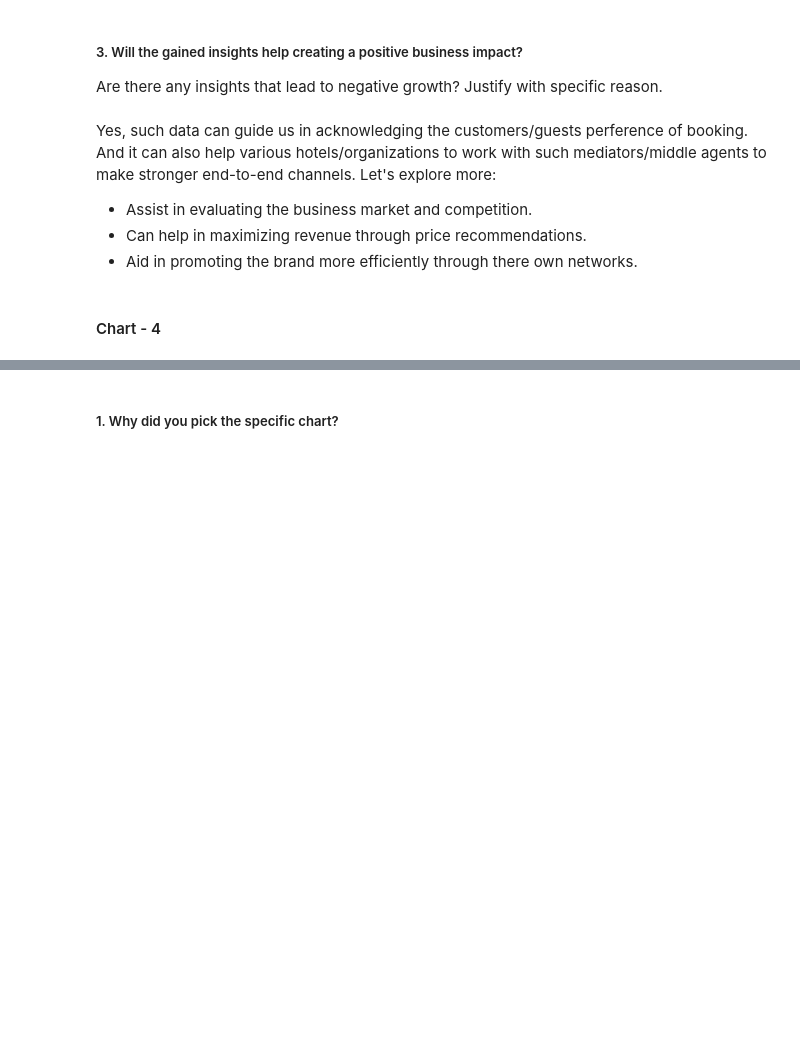
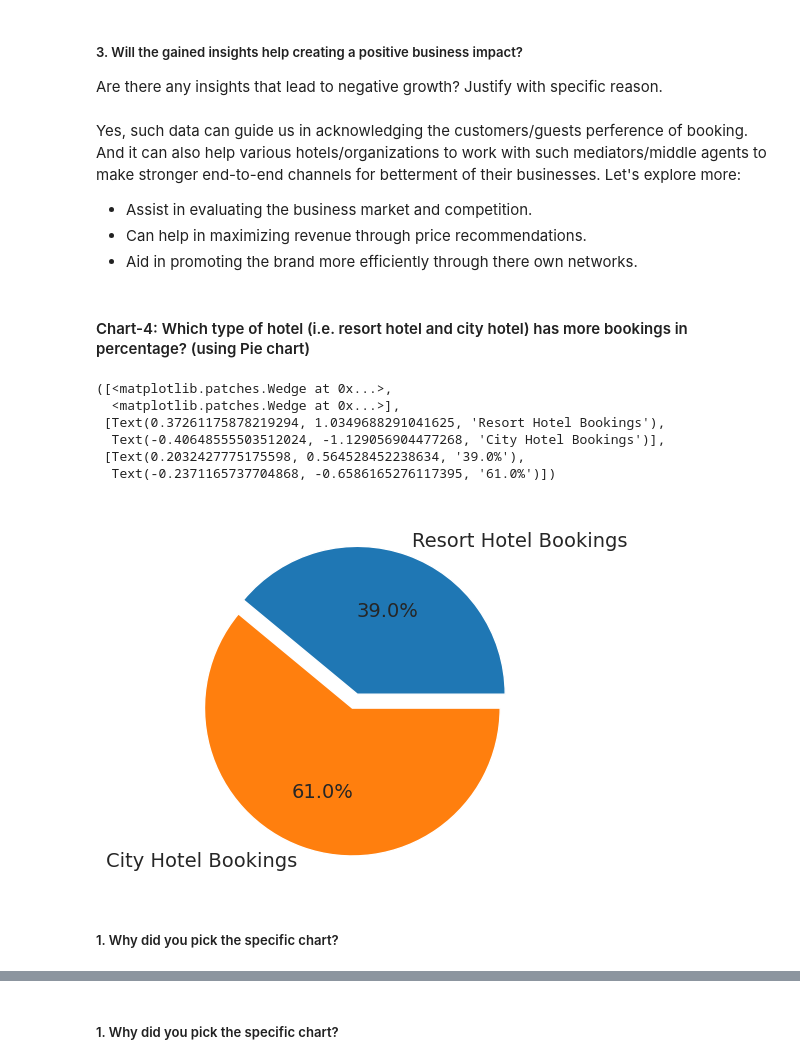
Before and after one commit to gautamdhanrajnemmaniwar/Hotel_Booking_Analysis_EDA, a Jupyter notebook: Hotel_Booking_Analysis_(EDA).ipynb, the cells around one changed output, grey strips where cells are left out. Cells and saved outputs as stored; diff of their text form; code cells hidden in the pictures; blank space fills up the shorter version.

```diff
--- a/Hotel_Booking_Analysis_(EDA).ipynb
+++ b/Hotel_Booking_Analysis_(EDA).ipynb
@@ -533,9 +538,7 @@ sns.barplot(x= agent_wise_bookings['Agent'], y= agent_wise_bookings['No. of book
 ##### 3. Will the gained insights help creating a positive business impact?
 Are there any insights that lead to negative growth? Justify with specific reason.
 # %% [markdown]
-Yes, such data can guide us in acknowledging the customers/guests perference of booking. And it can also help various hotels/organizations to work with such mediators/middle agents to make stronger end-to-end channels. Let's explore more:
+Yes, such data can guide us in acknowledging the customers/guests perference of booking. And it can also help various hotels/organizations to work with such mediators/middle agents to make stronger end-to-end channels for betterment of their businesses. Let's explore more:
 * Assist in evaluating the business market and competition.
 * Can help in maximizing revenue through price recommendations.
 * Aid in promoting the brand more efficiently through there own networks.
-# %% [markdown]
-#### Chart - 4
@@ -543,0 +545,20 @@ Yes, such data can guide us in acknowledging the customers/guests perference of
+# %% [markdown]
+#### Chart-4: Which type of hotel (i.e. resort hotel and city hotel) has more bookings in percentage? (using Pie chart)
+# %%
+#Let's see the percentage of resort hotel bookings compared to city hotel bookings.
+total_bookings = len(hotel_df['hotel'])
+resort_hotel_booking = round(len(hotel_df[hotel_df['hotel'] == 'Resort Hotel']) / total_bookings * 100)
+city_hotel_booking = round(len(hotel_df[hotel_df['hotel']== 'City Hotel']) / total_bookings *  100)
+# %%
+#Lets visualize this information using pie chart.
+plt.pie([resort_hotel_booking, city_hotel_booking], labels=['Resort Hotel Bookings', 'City Hotel Bookings'], autopct='%1.1f%%', explode = (0, 0.1), textprops={'fontsize': 14})
+# %% [output]
+([<matplotlib.patches.Wedge at 0x...>,
+  <matplotlib.patches.Wedge at 0x...>],
+ [Text(0.37261175878219294, 1.0349688291041625, 'Resort Hotel Bookings'),
+  Text(-0.40648555503512024, -1.129056904477268, 'City Hotel Bookings')],
+ [Text(0.2032427775175598, 0.564528452238634, '39.0%'),
+  Text(-0.2371165737704868, -0.6586165276117395, '61.0%')])
+[figure, added]
+# %% [markdown]
+##### 1. Why did you pick the specific chart?
```
Also changed, not shown: parts of 70 cells of this notebook.
